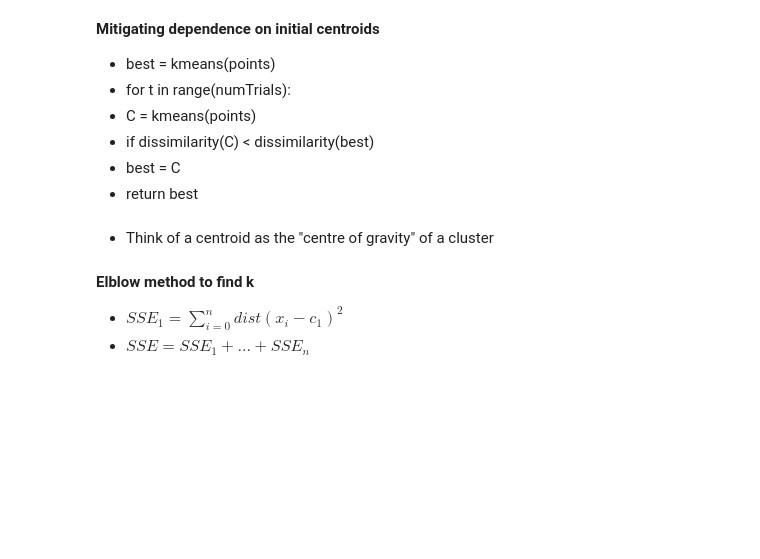
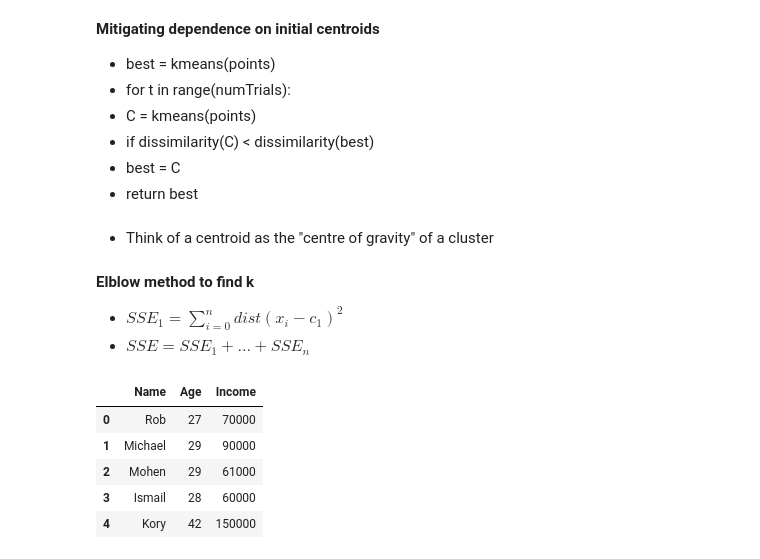
Before and after one commit to johnloane/sd4_dav_24, a Jupyter notebook: clustering_early.ipynb, the cells around one changed output. Drawn from its saved outputs; the diff is of its cells as text; code cells hidden in the pictures; blank space fills up the shorter version.

```diff
--- a/clustering_early.ipynb
+++ b/clustering_early.ipynb
@@ -390,0 +398,9 @@ sb.boxplot(x="cluster", y="fico", data=without_outliers)
+# %%
+df.head()
+# %% [output]
+|  | Name | Age | Income |
+| 0 | Rob | 27 | 70000 |
+| 1 | Michael | 29 | 90000 |
+| 2 | Mohen | 29 | 61000 |
+| 3 | Ismail | 28 | 60000 |
+| 4 | Kory | 42 | 150000 |
```
Also changed, not shown: parts of 8 cells of this notebook, 1 other file.
